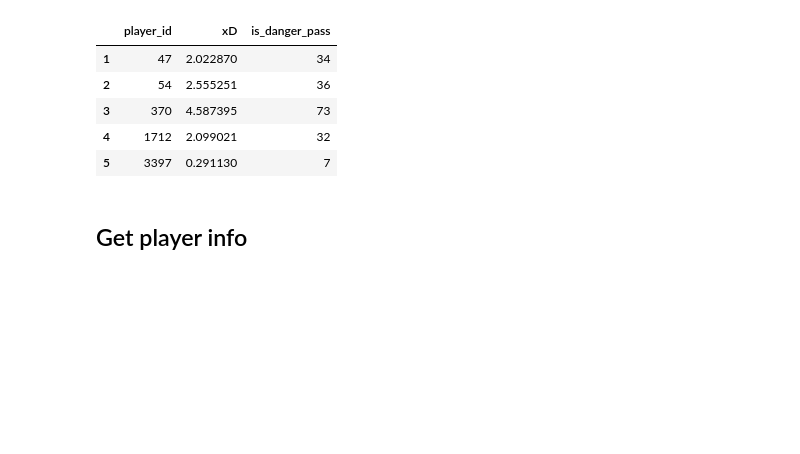
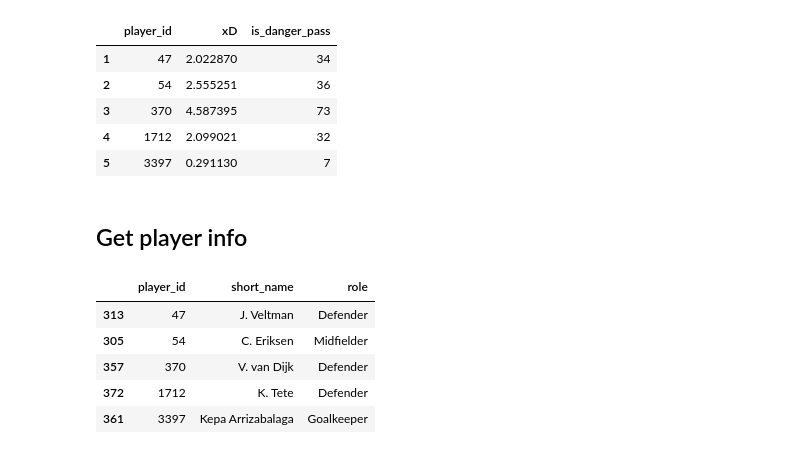
Before and after one commit to MarijnSt/soccermatics-project-2, a Jupyter notebook: notebooks/expected_danger.ipynb, the cells around one changed output. Drawn from its saved outputs; the diff is of its cells as text; code cells hidden in the pictures; blank space fills up the shorter version.

Commit message:
feat: get player info

```diff
--- a/notebooks/expected_danger.ipynb
+++ b/notebooks/expected_danger.ipynb
@@ -678,3 +678,19 @@ player_data.head()
 | 5 | 3397 | 0.291130 | 7 |
 # %% [markdown]
 ## Get player info
+# %%
+# Get player data
+players_info_path = os.path.join(project_root, 'data', 'wyscout_data', 'players.parquet')
+players_info = pd.read_parquet(players_info_path)
+
+# Keep relevant columns for merge
+players_info_merge = players_info[["player_id", "short_name", "role"]]
+
+players_info_merge.sort_values(by='player_id', ascending=True).head()
+# %% [output]
+|  | player_id | short_name | role |
+| 313 | 47 | J. Veltman | Defender |
+| 305 | 54 | C. Eriksen | Midfielder |
+| 357 | 370 | V. van Dijk | Defender |
+| 372 | 1712 | K. Tete | Defender |
+| 361 | 3397 | Kepa Arrizabalaga | Goalkeeper |
```
